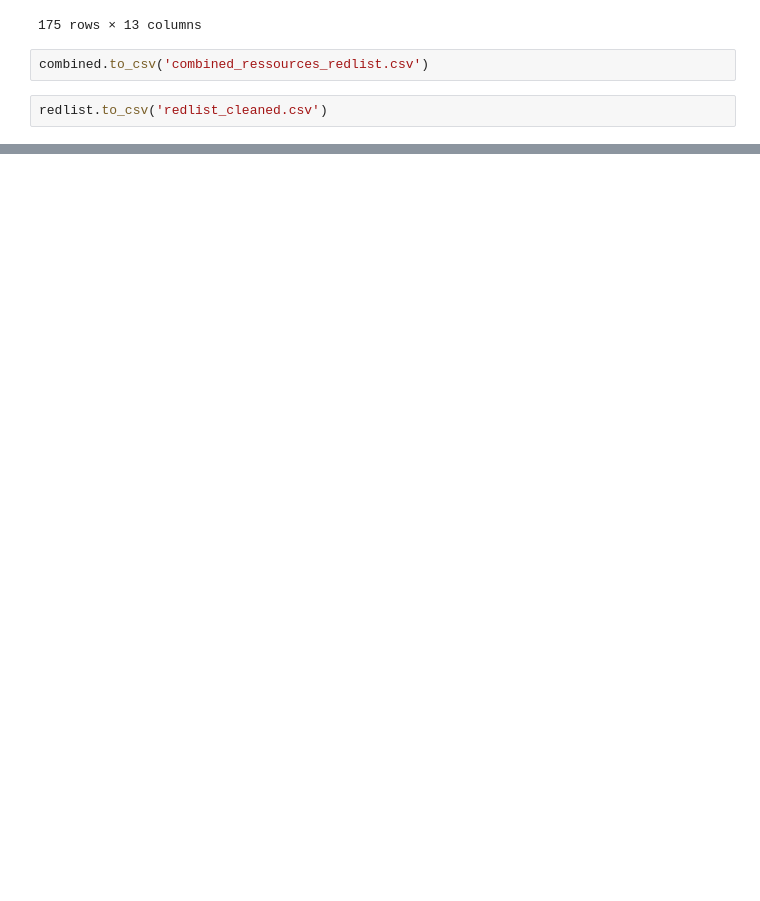
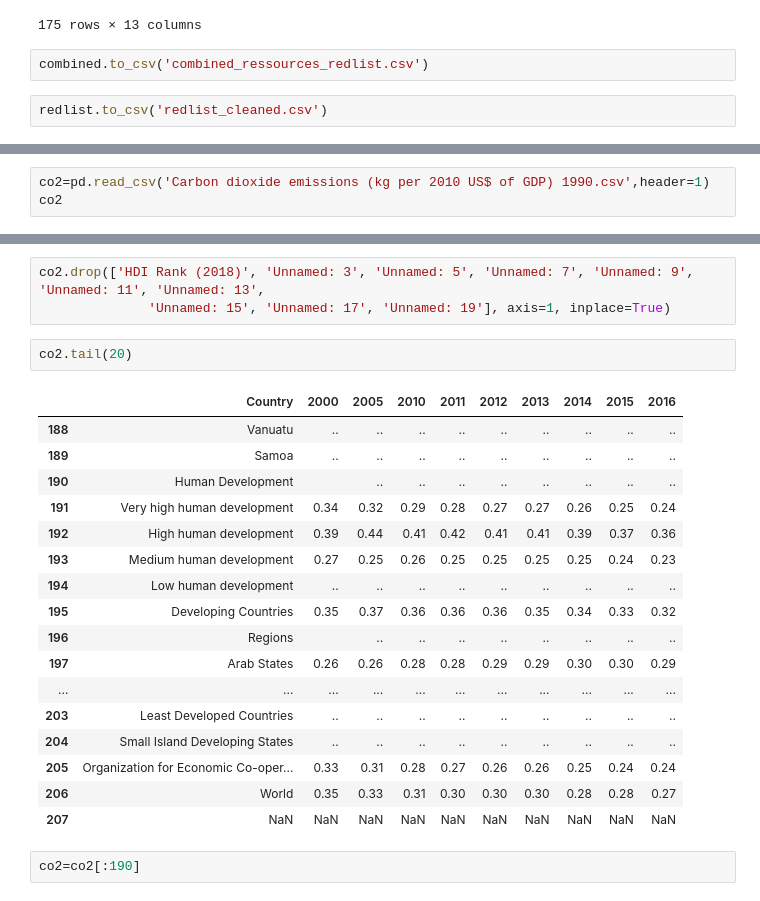
Before and after one commit to mattcoget/Project-HDI, a Jupyter notebook: Natural ressources depletion.ipynb, the cells around one changed output, grey strips where cells are left out. Saved outputs shown, nothing was run; the diff lists cells and outputs as text; blank space fills up the shorter version.

```diff
--- a/Natural ressources depletion.ipynb
+++ b/Natural ressources depletion.ipynb
@@ -435,0 +524,3 @@ redlist.to_csv('redlist_cleaned.csv')
+# %%
+co2=pd.read_csv('Carbon dioxide emissions (kg per 2010 US$ of GDP) 1990.csv',header=1)
+co2
@@ -435,0 +549,25 @@ redlist.to_csv('redlist_cleaned.csv')
+# %%
+co2.drop(['HDI Rank (2018)', 'Unnamed: 3', 'Unnamed: 5', 'Unnamed: 7', 'Unnamed: 9', 'Unnamed: 11', 'Unnamed: 13',
+              'Unnamed: 15', 'Unnamed: 17', 'Unnamed: 19'], axis=1, inplace=True)
+# %%
+co2.tail(20)
+# %% [output]
+|  | Country | 2000 | 2005 | 2010 | 2011 | 2012 | 2013 | 2014 | 2015 | 2016 |
+| 188 | Vanuatu | .. | .. | .. | .. | .. | .. | .. | .. | .. |
+| 189 | Samoa | .. | .. | .. | .. | .. | .. | .. | .. | .. |
+| 190 | Human Development |  | .. | .. | .. | .. | .. | .. | .. | .. |
+| 191 | Very high human development | 0.34 | 0.32 | 0.29 | 0.28 | 0.27 | 0.27 | 0.26 | 0.25 | 0.24 |
+| 192 | High human development | 0.39 | 0.44 | 0.41 | 0.42 | 0.41 | 0.41 | 0.39 | 0.37 | 0.36 |
+| 193 | Medium human development | 0.27 | 0.25 | 0.26 | 0.25 | 0.25 | 0.25 | 0.25 | 0.24 | 0.23 |
+| 194 | Low human development | .. | .. | .. | .. | .. | .. | .. | .. | .. |
+| 195 | Developing Countries | 0.35 | 0.37 | 0.36 | 0.36 | 0.36 | 0.35 | 0.34 | 0.33 | 0.32 |
+| 196 | Regions |  | .. | .. | .. | .. | .. | .. | .. | .. |
+| 197 | Arab States | 0.26 | 0.26 | 0.28 | 0.28 | 0.29 | 0.29 | 0.30 | 0.30 | 0.29 |
+| ... | ... | ... | ... | ... | ... | ... | ... | ... | ... | ... |
+| 203 | Least Developed Countries | .. | .. | .. | .. | .. | .. | .. | .. | .. |
+| 204 | Small Island Developing States | .. | .. | .. | .. | .. | .. | .. | .. | .. |
+| 205 | Organization for Economic Co-oper... | 0.33 | 0.31 | 0.28 | 0.27 | 0.26 | 0.26 | 0.25 | 0.24 | 0.24 |
+| 206 | World | 0.35 | 0.33 | 0.31 | 0.30 | 0.30 | 0.30 | 0.28 | 0.28 | 0.27 |
+| 207 | NaN | NaN | NaN | NaN | NaN | NaN | NaN | NaN | NaN | NaN |
+# %%
+co2=co2[:190]
```
Also changed, not shown: parts of 145 cells of this notebook, 22 other files.
